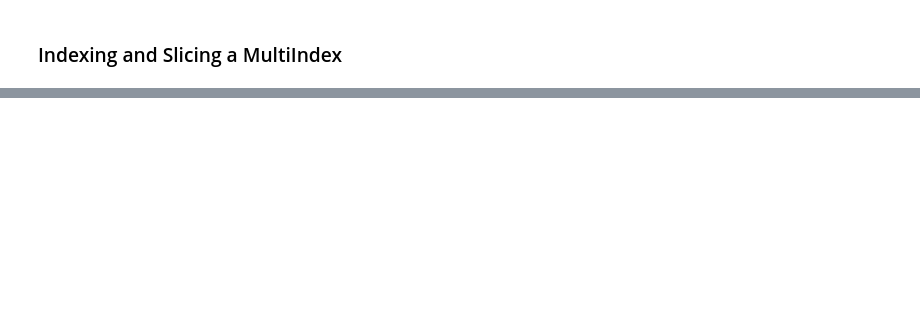
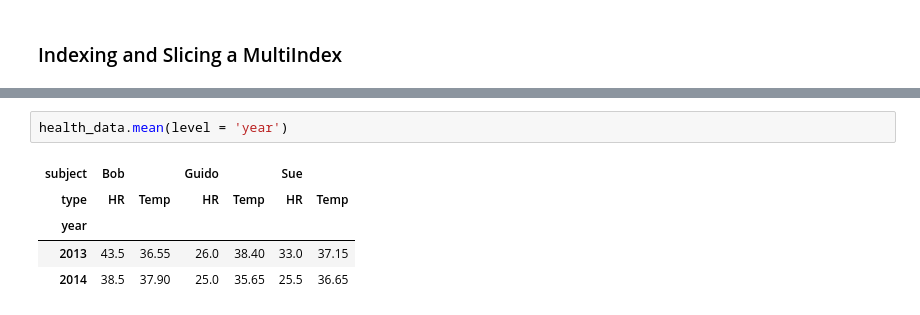
Before and after one commit to ali-d-nasseri/Python-Tutorials, a Jupyter notebook: Pandas-Analysis-Kaggle-Survey.ipynb, the cells around one changed output, grey strips where cells are left out. Drawn from its saved outputs; the diff is of its cells as text; blank space fills up the shorter version.

```diff
--- a/Pandas-Analysis-Kaggle-Survey.ipynb
+++ b/Pandas-Analysis-Kaggle-Survey.ipynb
@@ -1122,0 +1354,8 @@ health_data['Guido']
+# %%
+health_data.mean(level = 'year')
+# %% [output]
+| subject | Bob |  | Guido |  | Sue |  |
+| type | HR | Temp | HR | Temp | HR | Temp |
+| year |  |  |  |  |  |  |
+| 2013 | 43.5 | 36.55 | 26.0 | 38.40 | 33.0 | 37.15 |
+| 2014 | 38.5 | 37.90 | 25.0 | 35.65 | 25.5 | 36.65 |
```
Also changed, not shown: parts of 33 cells of this notebook.
